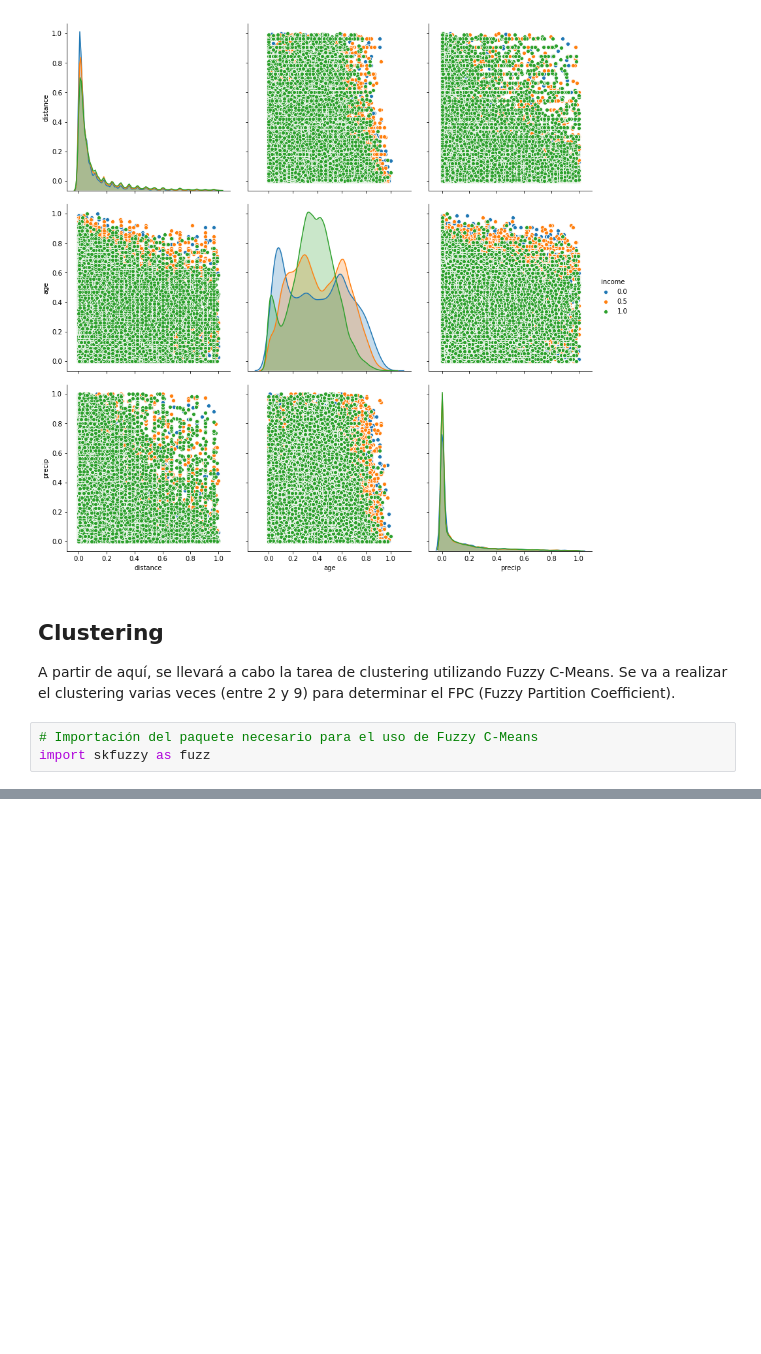
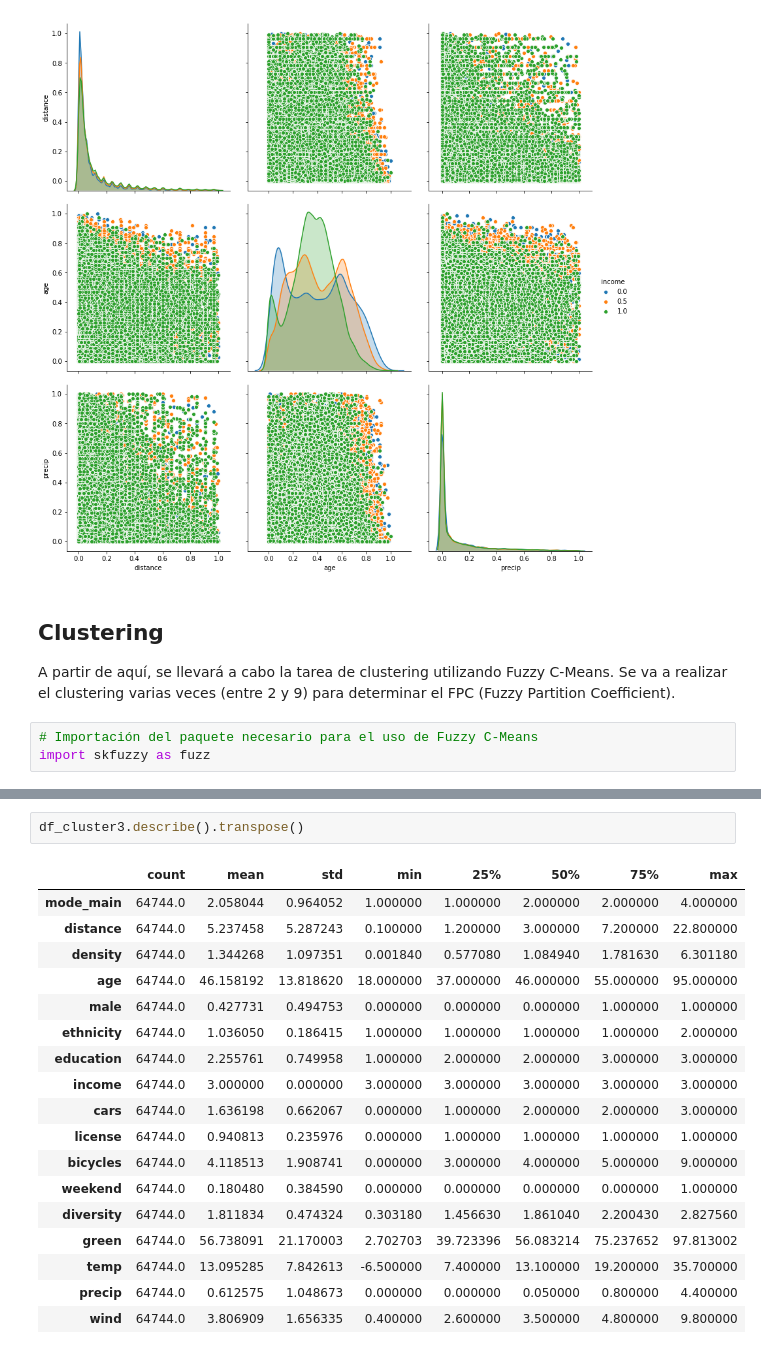
Before and after one commit to diego-anderica/Trabajo-Clustering, a Jupyter notebook: Fuzzy CMeans.ipynb, the cells around one changed output, grey strips where cells are left out. Saved outputs shown, nothing was run; the diff lists cells and outputs as text; blank space fills up the shorter version.

```diff
--- a/Fuzzy CMeans.ipynb
+++ b/Fuzzy CMeans.ipynb
@@ -241,0 +288,21 @@ print pert_df
+# %%
+df_cluster3.describe().transpose()
+# %% [output]
+|  | count | mean | std | min | 25% | 50% | 75% | max |
+| mode_main | 64744.0 | 2.058044 | 0.964052 | 1.000000 | 1.000000 | 2.000000 | 2.000000 | 4.000000 |
+| distance | 64744.0 | 5.237458 | 5.287243 | 0.100000 | 1.200000 | 3.000000 | 7.200000 | 22.800000 |
+| density | 64744.0 | 1.344268 | 1.097351 | 0.001840 | 0.577080 | 1.084940 | 1.781630 | 6.301180 |
+| age | 64744.0 | 46.158192 | 13.818620 | 18.000000 | 37.000000 | 46.000000 | 55.000000 | 95.000000 |
+| male | 64744.0 | 0.427731 | 0.494753 | 0.000000 | 0.000000 | 0.000000 | 1.000000 | 1.000000 |
+| ethnicity | 64744.0 | 1.036050 | 0.186415 | 1.000000 | 1.000000 | 1.000000 | 1.000000 | 2.000000 |
+| education | 64744.0 | 2.255761 | 0.749958 | 1.000000 | 2.000000 | 2.000000 | 3.000000 | 3.000000 |
+| income | 64744.0 | 3.000000 | 0.000000 | 3.000000 | 3.000000 | 3.000000 | 3.000000 | 3.000000 |
+| cars | 64744.0 | 1.636198 | 0.662067 | 0.000000 | 1.000000 | 2.000000 | 2.000000 | 3.000000 |
+| license | 64744.0 | 0.940813 | 0.235976 | 0.000000 | 1.000000 | 1.000000 | 1.000000 | 1.000000 |
+| bicycles | 64744.0 | 4.118513 | 1.908741 | 0.000000 | 3.000000 | 4.000000 | 5.000000 | 9.000000 |
+| weekend | 64744.0 | 0.180480 | 0.384590 | 0.000000 | 0.000000 | 0.000000 | 0.000000 | 1.000000 |
+| diversity | 64744.0 | 1.811834 | 0.474324 | 0.303180 | 1.456630 | 1.861040 | 2.200430 | 2.827560 |
+| green | 64744.0 | 56.738091 | 21.170003 | 2.702703 | 39.723396 | 56.083214 | 75.237652 | 97.813002 |
+| temp | 64744.0 | 13.095285 | 7.842613 | -6.500000 | 7.400000 | 13.100000 | 19.200000 | 35.700000 |
+| precip | 64744.0 | 0.612575 | 1.048673 | 0.000000 | 0.000000 | 0.050000 | 0.800000 | 4.400000 |
+| wind | 64744.0 | 3.806909 | 1.656335 | 0.400000 | 2.600000 | 3.500000 | 4.800000 | 9.800000 |
```
Also changed, not shown: parts of 13 cells of this notebook.
